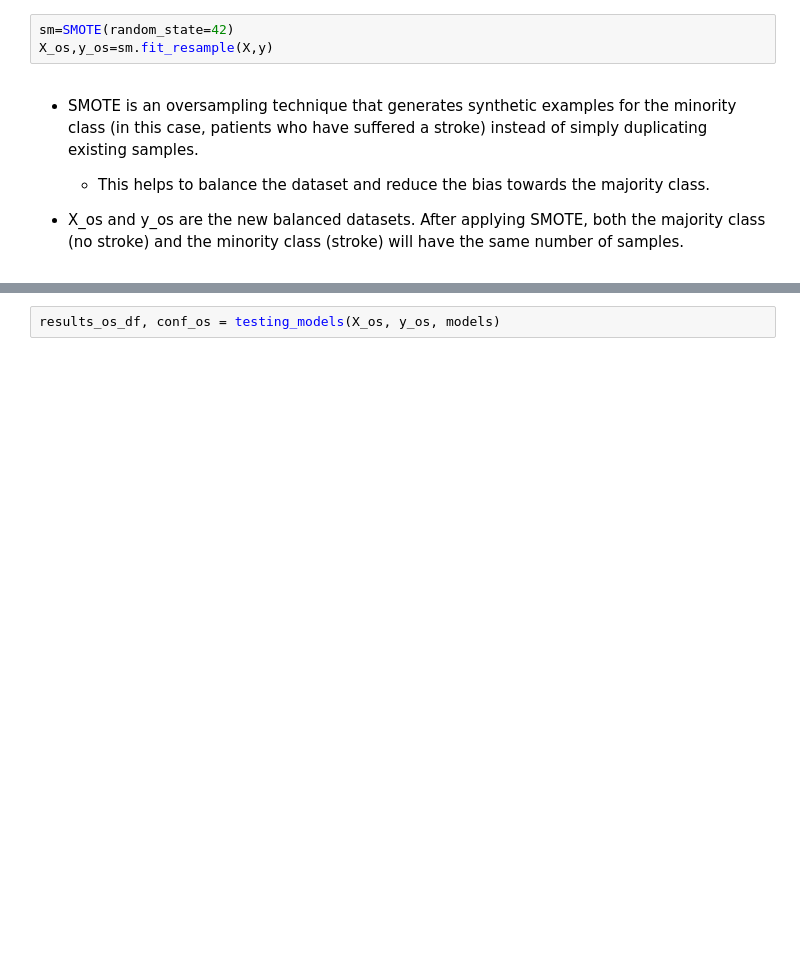
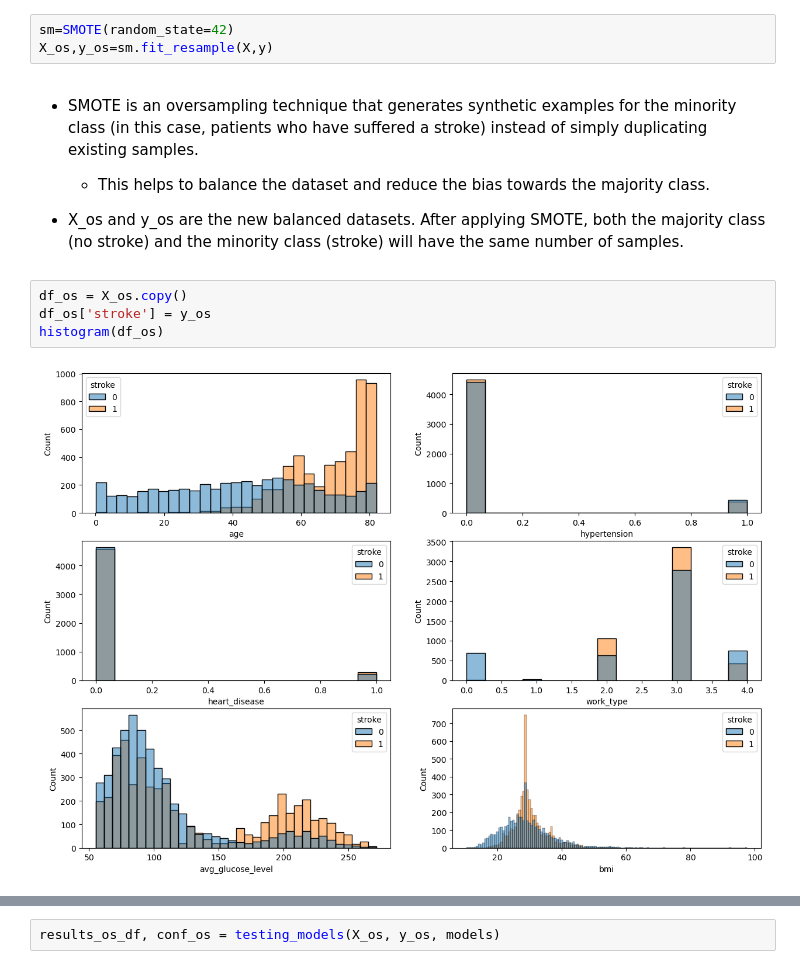
Before and after one commit to lidiamayor/MachineLearning-project, a Jupyter notebook: notebook.ipynb, the cells around one changed output, grey strips where cells are left out. Drawn from its saved outputs; the diff is of its cells as text; blank space fills up the shorter version.

```diff
--- a/notebook.ipynb
+++ b/notebook.ipynb
@@ -295,6 +299,12 @@ X_os,y_os=sm.fit_resample(X,y)
     - This helps to balance the dataset and reduce the bias towards the majority class.
 
 - X_os and y_os are the new balanced datasets. After applying SMOTE, both the majority class (no stroke) and the minority class (stroke) will have the same number of samples.
+# %%
+df_os = X_os.copy()
+df_os['stroke'] = y_os
+histogram(df_os)
+# %% [output]
+[figure, added]
 # %%
 y_os.value_counts()
 # %% [output]
```
Also changed, not shown: parts of 17 cells of this notebook.
